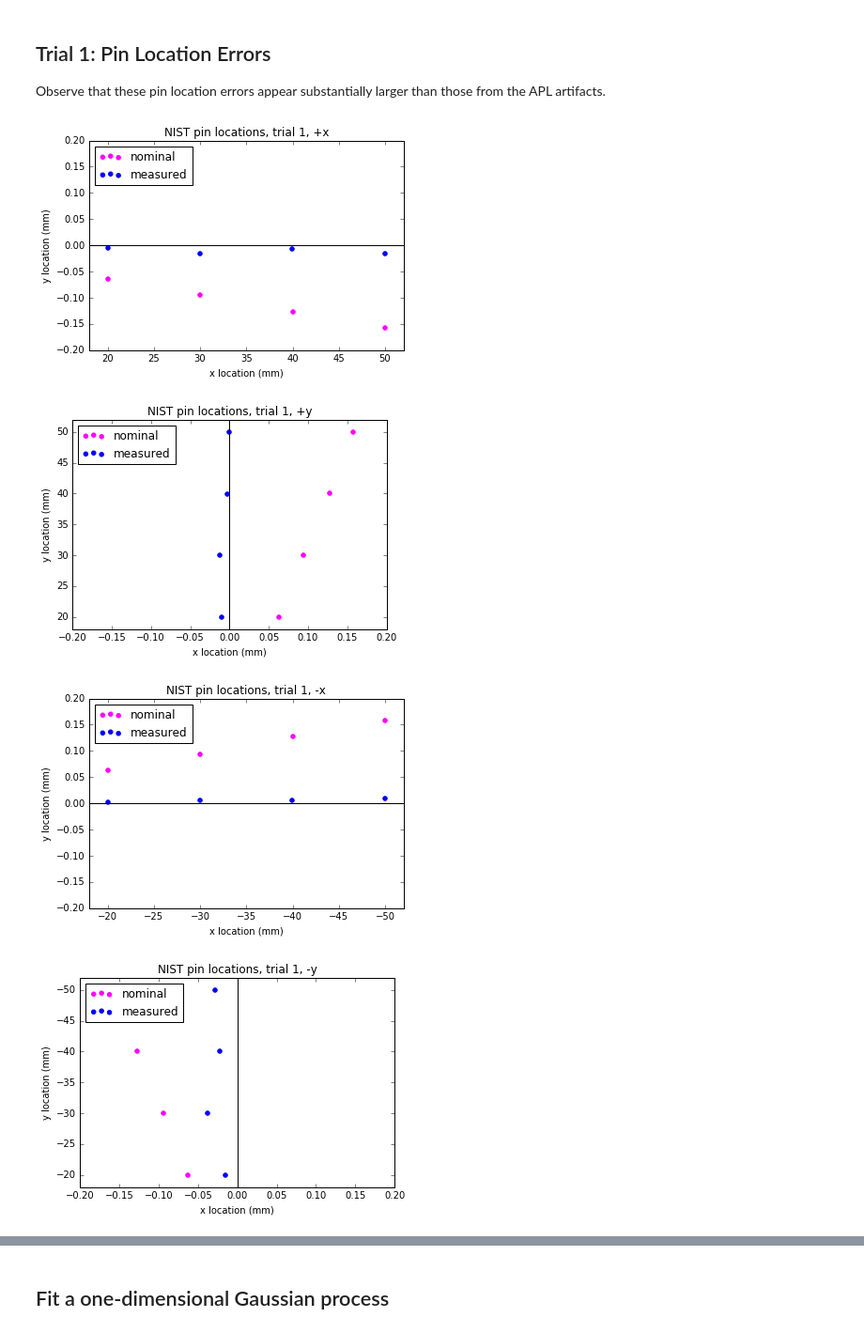
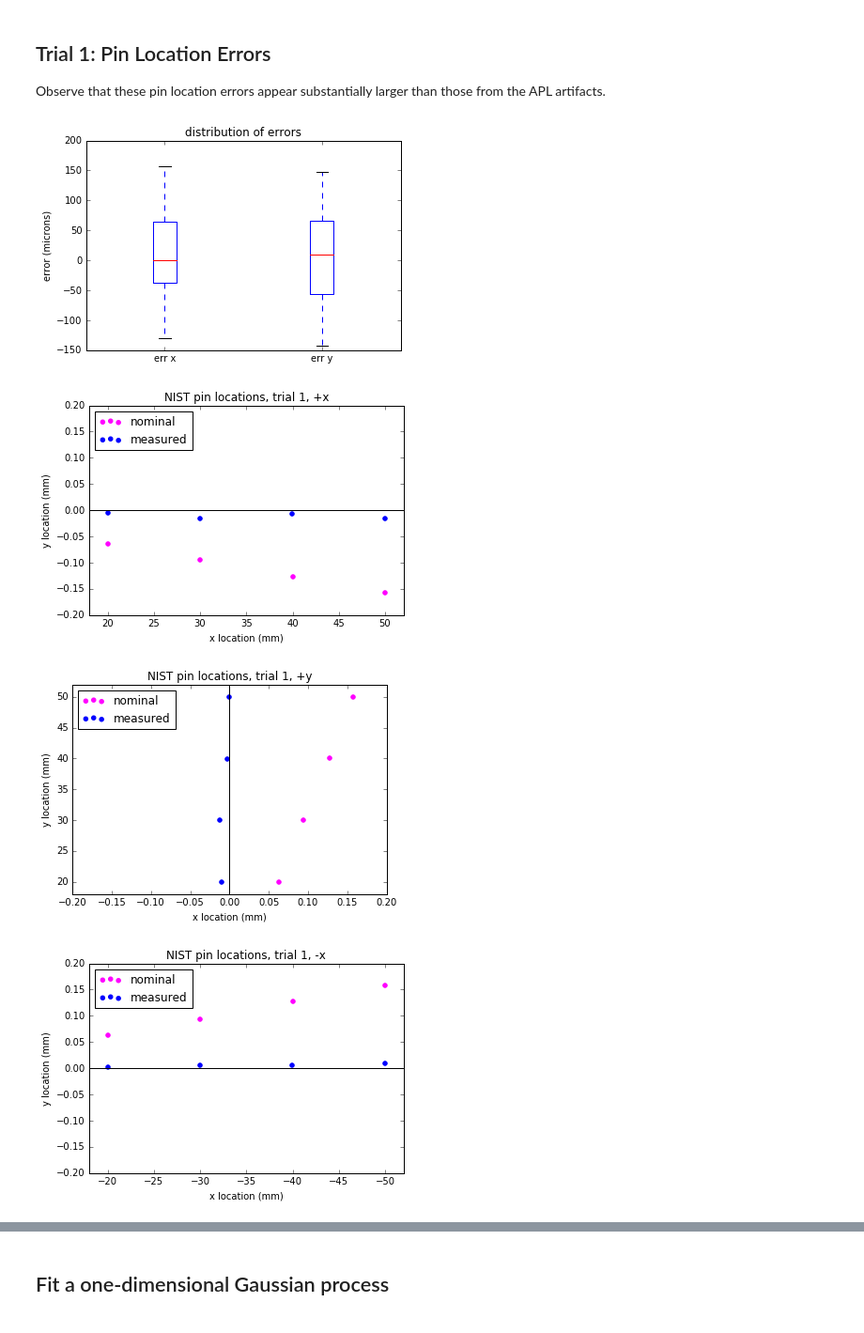
Before and after one commit to mjpekala/gp-am-study, a Jupyter notebook: examples/PINS01_M290_maraging_steel.ipynb, the cells around one changed output, grey strips where cells are left out. Shown at 94% size. Saved outputs shown, nothing was run; the diff lists cells and outputs as text; code cells hidden in the pictures.

```diff
--- a/examples/PINS01_M290_maraging_steel.ipynb
+++ b/examples/PINS01_M290_maraging_steel.ipynb
@@ -71,26 +68,31 @@ data.describe()
 
 Observe that these pin location errors appear substantially larger than those from the APL artifacts.
 # %%
+
+plt.boxplot(1e3*D, labels=["err x", 'err y'])
+plt.ylabel('error (microns)')
+plt.title('distribution of errors')
+
 plot_pins(Xn, Xm)
 plt.title('NIST pin locations, trial 1, +x')
 plt.xlim([18, 52]);  plt.ylim([-.2, .2])
 
 plot_pins(Xn, Xm)
 plt.title('NIST pin locations, trial 1, +y')
 plt.xlim([-.2, .2]);  plt.ylim([18, 52])
 
 plot_pins(Xn, Xm)
 plt.title('NIST pin locations, trial 1, -x')
 plt.xlim([-18, -52]);  plt.ylim([-.2, .2])
 
 plot_pins(Xn, Xm)
 plt.title('NIST pin locations, trial 1, -y')
 plt.xlim([-.2, .2]);  plt.ylim([-18, -52])
 
 gpam.plot_xy_err_2d(thetaN, 1e3*D[:,0], 1e3*D[:,1], xLabel='theta (nominal)', yLabel='err (microns)')
 gpam.plot_xy_err_2d(rN, 1e3*D[:,0], 1e3*D[:,1], xLabel='r (nominal)', yLabel='err (microns)')
 # %% [output]
-[figure, old version]
+[figure, new version]
-[figure, old version]
+[figure, new version]
-[figure, old version]
+[figure, new version]
-[figure, old version]
+[figure, new version]
```
Also changed, not shown: parts of 2 cells of this notebook, 1 other file.
